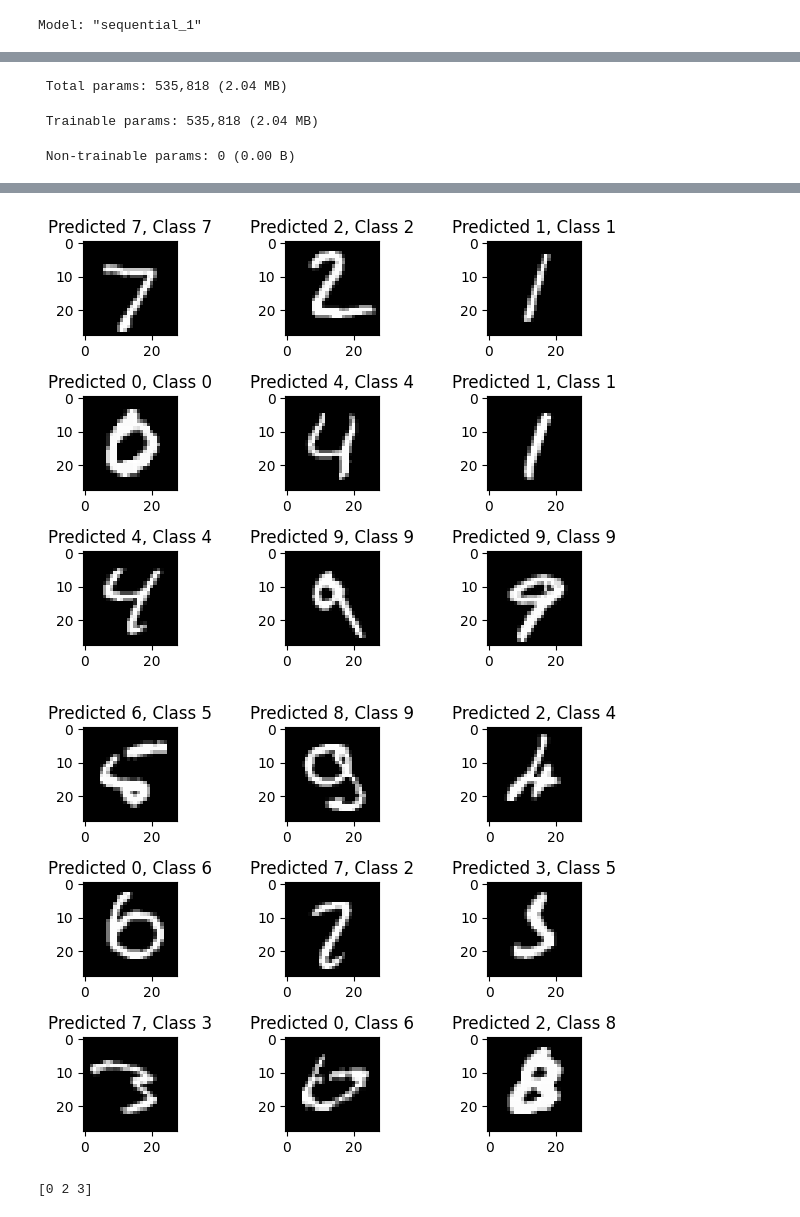
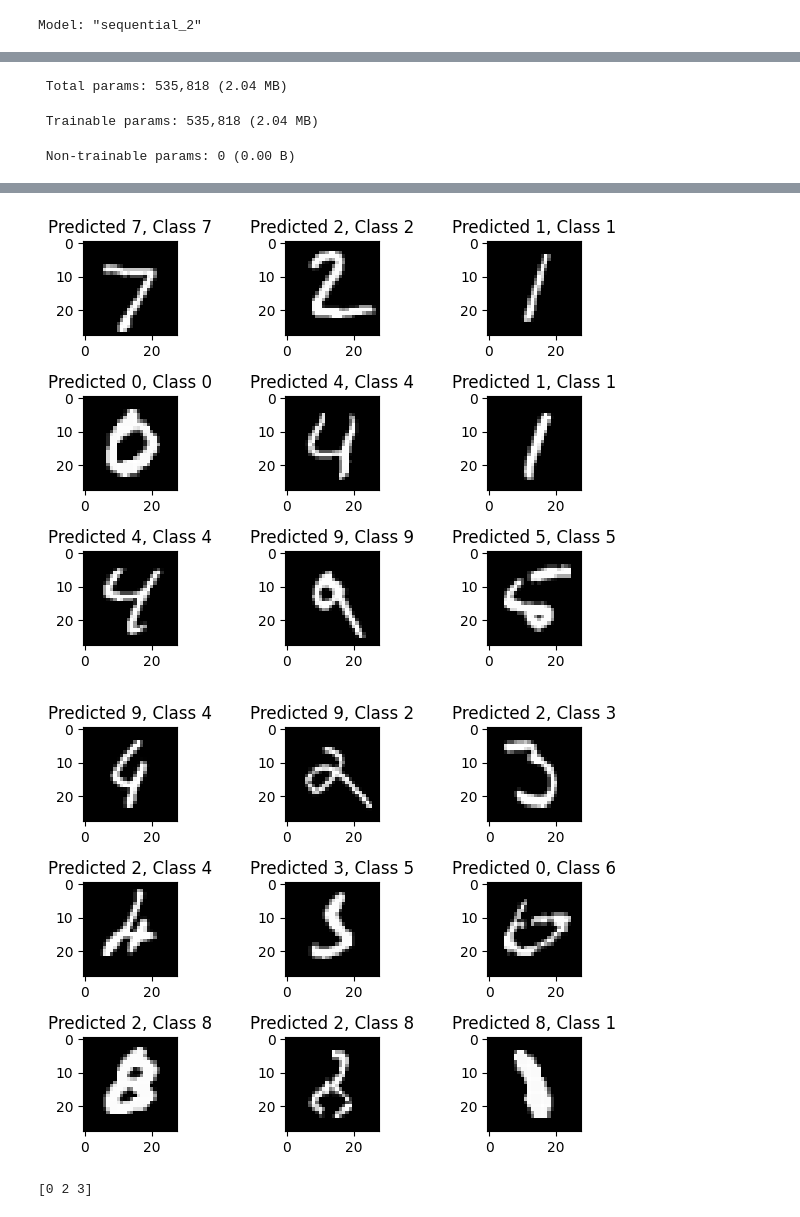
Before and after one commit to juhumkwon/source_code, a Jupyter notebook: 6__deep_learning.ipynb, the cells around one changed output, grey strips where cells are left out. Cells and saved outputs as stored; diff of their text form; code cells hidden in the pictures.

```diff
--- a/6__deep_learning.ipynb
+++ b/6__deep_learning.ipynb
@@ -1,7 +1,6 @@
 # %% [markdown]
 <a href="https://colab.research.google.com/github/juhumkwon/source_code/blob/main/6__deep_learning.ipynb" target="_parent"><img src="https://colab.research.google.com/assets/colab-badge.svg" alt="Open In Colab"/></a>
 # %%
-# https://velog.io/@jjaa9292/%EC%9D%B8%EA%B3%B5%EC%A7%80%EB%8A%A53.-%EB%94%A5%EB%9F%AC%EB%8B%9D-%ED%94%84%EB%A1%9C%EA%B7%B8%EB%9E%98%EB%B0%8D
 
 from tensorflow.keras.models import Sequential
 from tensorflow.keras.layers import Dense, Activation
@@ -52,21 +51,25 @@ model.add(Activation('softmax'))
 model.summary()
 
 model.compile(loss='categorical_crossentropy', optimizer='adam', metrics=['accuracy'])
-model.fit(X_train, Y_train, batch_size=128, epochs=2, verbose=1) #epochs 값을 1부터 증가하면서 보면 Incorrect_indices가 줄어드는 것을 알수있음
+model.fit(X_train, Y_train, batch_size=128, epochs=5, verbose=1) #epochs 값을 1부터 증가하면서 보면 Incorrect_indices가 줄어드는 것을 알수있음
 
 score = model.evaluate(X_test, Y_test)
 print('Test score(loss):', score[0])
 print('Test accuracy(accuracy):', score[1])
 
 """
-- predicted_classes == y_test는 두 배열을 비교하여 요소별로 True 또는 False를 반환합니다. True는 예측이 실제 값과 일치할 때 나타납니다.
+- predicted_classes == y_test는 두 배열을 비교하여 요소별로 True 또는 False를 반환합니다.
+  True는 예측이 실제 값과 일치할 때 나타납니다.
 - np.nonzero(...)는 배열에서 True인 요소의 인덱스를 반환합니다.
 - [0]는 이 결과에서 첫 번째 차원에 해당하는 인덱스 값들만 선택합니다
 """
 predicted_classes = np.argmax(model.predict(X_test), axis=1)
-print("\npredicted_classes=", predicted_classes)
+print("\npredicted_classes length = ", len(predicted_classes), "\npredicted_classes=", predicted_classes)
+
 correct_indices = np.nonzero(predicted_classes == y_test)[0]
+print("\ncorrect_indices length = ", len(correct_indices), "\ncorrect_indices=", correct_indices)
 incorrect_indices = np.nonzero(predicted_classes != y_test)[0]
+print("\nincorrect_indices length = ", len(incorrect_indices), "\nicorrect_indices=", incorrect_indices)
 
 #print(incorrect_indices)
 
@@ -95,7 +98,7 @@ X Testing matrix shape (10000, 784)
 Y Training matrix shape (60000, 10)
 Y Testing matrix shape (10000, 10)
 Y Training matrix shape (60000, 10)
-Model: "sequential_1"
+Model: "sequential_2"
 ┏━━━━━━━━━━━━━━━━━━━━━━━━━━━━━━━━━━━━━━┳━━━━━━━━━━━━━━━━━━━━━━━━━━━━━┳━━━━━━━━━━━━━━━━━┓
 ┃ Layer (type)                         ┃ Output Shape                ┃         Param # ┃
 ┡━━━━━━━━━━━━━━━━━━━━━━━━━━━━━━━━━━━━━━╇━━━━━━━━━━━━━━━━━━━━━━━━━━━━━╇━━━━━━━━━━━━━━━━━┩
@@ -127,5 +137,5 @@ predicted_classes= [7 2 1 ... 4 5 6]
-[figure, old version]
+[figure, new version]
-[figure, old version]
+[figure, new version]
 # %%
 import numpy as np
 
```
Also changed, not shown: parts of 1 cell of this notebook.
